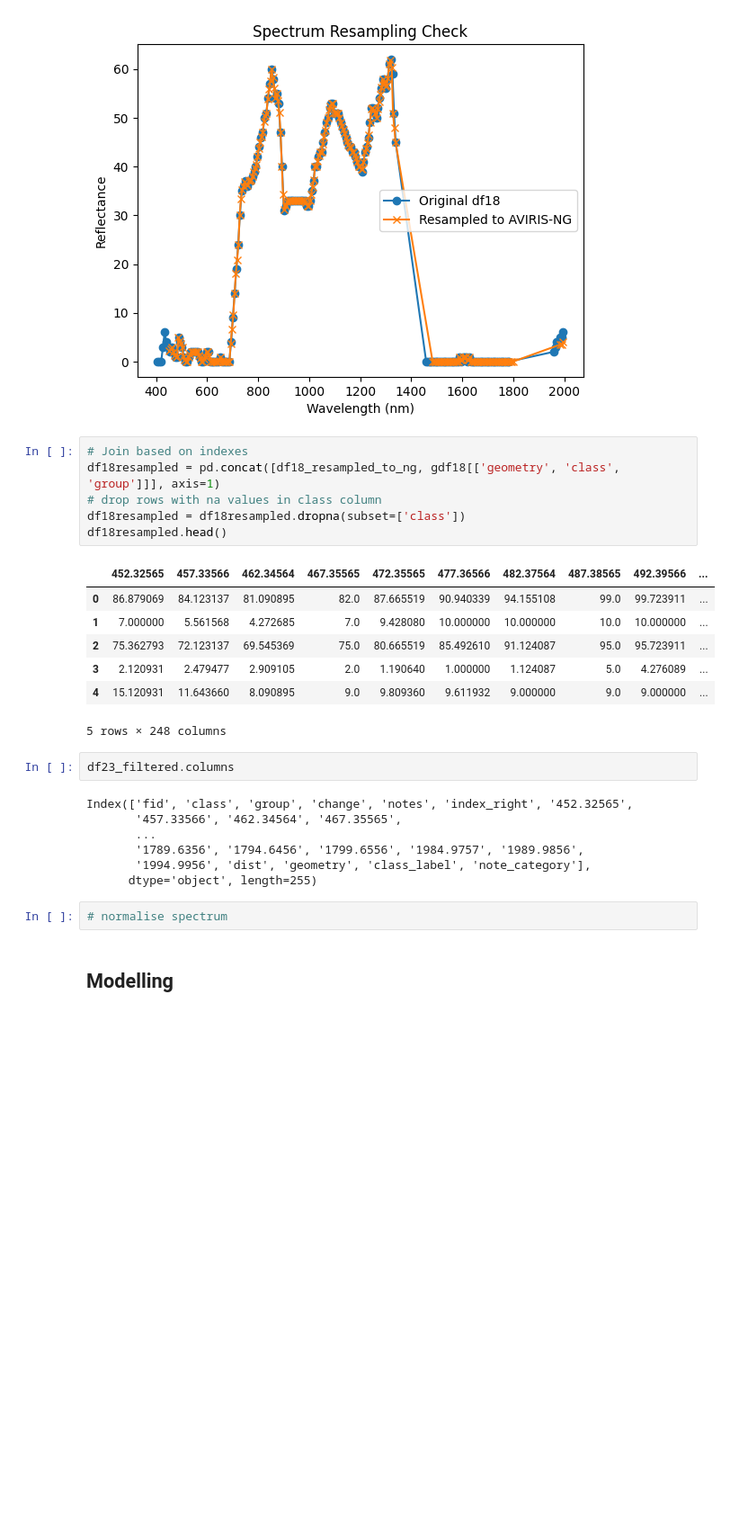
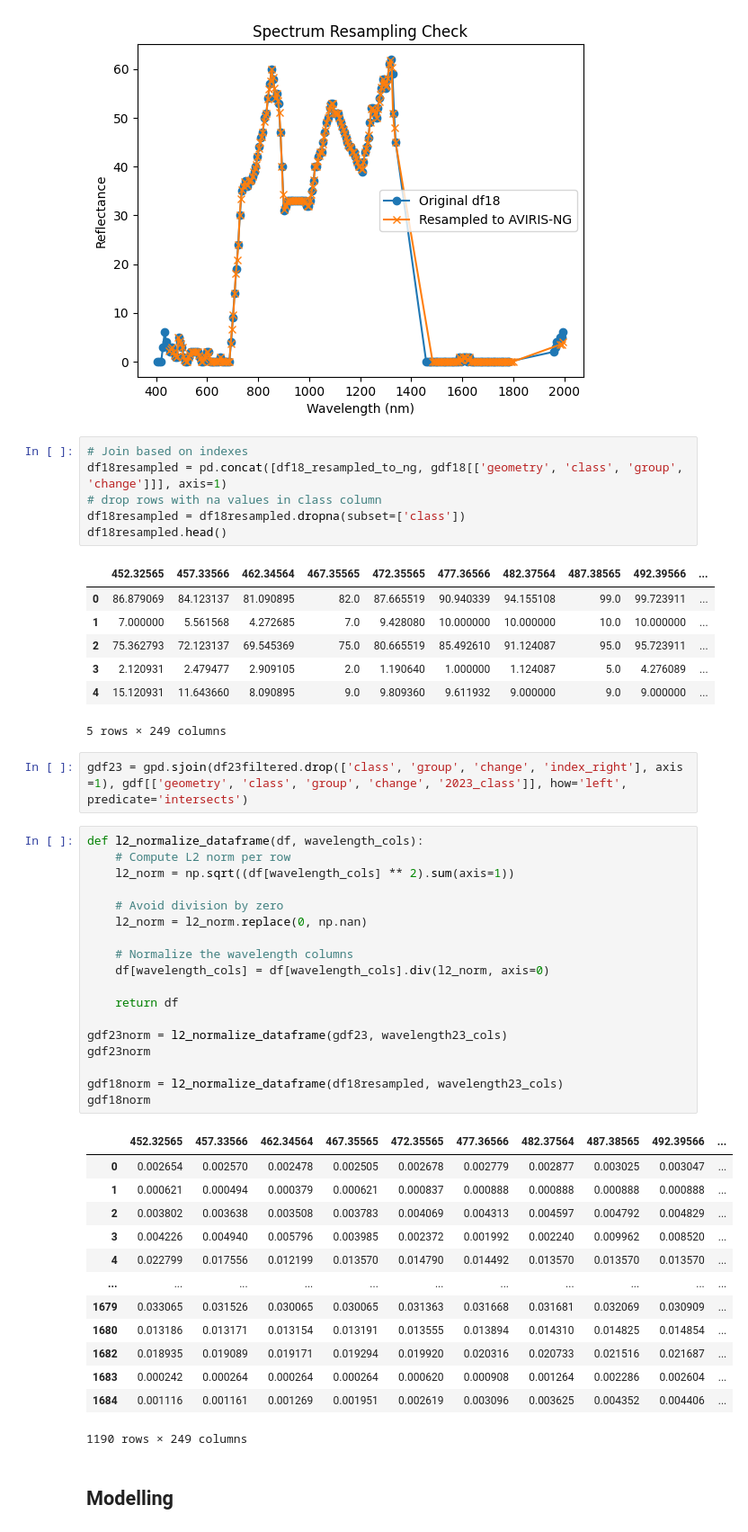
Before and after one commit to Geethen/hypinvalimap, a Jupyter notebook: code/NB1_baselineModels.ipynb, the cells around one changed output. Shown at 90% size. Saved outputs shown, nothing was run; the diff lists cells and outputs as text; blank space fills up the shorter version.

Commit message:
added all 7 experiments and labels shp

```diff
--- a/code/NB1_baselineModels.ipynb
+++ b/code/NB1_baselineModels.ipynb
@@ -385,7 +395,7 @@ plt.show()
 [figure]
 # %%
 # Join based on indexes
-df18resampled = pd.concat([df18_resampled_to_ng, gdf18[['geometry', 'class', 'group']]], axis=1)
+df18resampled = pd.concat([df18_resampled_to_ng, gdf18[['geometry', 'class', 'group', 'change']]], axis=1)
 # drop rows with na values in class column
 df18resampled = df18resampled.dropna(subset=['class'])
 df18resampled.head()
@@ -396,18 +406,41 @@ df18resampled.head()
 | 2 | 75.362793 | 72.123137 | 69.545369 | 75.0 | 80.665519 | 85.492610 | 91.124087 | 95.0 | 95.723911 | ... |
 | 3 | 2.120931 | 2.479477 | 2.909105 | 2.0 | 1.190640 | 1.000000 | 1.124087 | 5.0 | 4.276089 | ... |
 | 4 | 15.120931 | 11.643660 | 8.090895 | 9.0 | 9.809360 | 9.611932 | 9.000000 | 9.0 | 9.000000 | ... |
-5 rows × 248 columns
+5 rows × 249 columns
-# %%
-df23_filtered.columns
-# %% [output]
-Index(['fid', 'class', 'group', 'change', 'notes', 'index_right', '452.32565',
-       '457.33566', '462.34564', '467.35565',
-       ...
-       '1789.6356', '1794.6456', '1799.6556', '1984.9757', '1989.9856',
-       '1994.9956', 'dist', 'geometry', 'class_label', 'note_category'],
-      dtype='object', length=255)
-# %%
-# normalise spectrum
+# %%
+gdf23 = gpd.sjoin(df23filtered.drop(['class', 'group', 'change', 'index_right'], axis =1), gdf[['geometry', 'class', 'group', 'change', '2023_class']], how='left', predicate='intersects')
+# %%
+def l2_normalize_dataframe(df, wavelength_cols):
+    # Compute L2 norm per row
+    l2_norm = np.sqrt((df[wavelength_cols] ** 2).sum(axis=1))
+
+    # Avoid division by zero
+    l2_norm = l2_norm.replace(0, np.nan)
+
+    # Normalize the wavelength columns
+    df[wavelength_cols] = df[wavelength_cols].div(l2_norm, axis=0)
+
+    return df
+
+gdf23norm = l2_normalize_dataframe(gdf23, wavelength23_cols)
+gdf23norm
+
+gdf18norm = l2_normalize_dataframe(df18resampled, wavelength23_cols)
+gdf18norm
+# %% [output]
+|  | 452.32565 | 457.33566 | 462.34564 | 467.35565 | 472.35565 | 477.36566 | 482.37564 | 487.38565 | 492.39566 | ... |
+| 0 | 0.002654 | 0.002570 | 0.002478 | 0.002505 | 0.002678 | 0.002779 | 0.002877 | 0.003025 | 0.003047 | ... |
+| 1 | 0.000621 | 0.000494 | 0.000379 | 0.000621 | 0.000837 | 0.000888 | 0.000888 | 0.000888 | 0.000888 | ... |
+| 2 | 0.003802 | 0.003638 | 0.003508 | 0.003783 | 0.004069 | 0.004313 | 0.004597 | 0.004792 | 0.004829 | ... |
+| 3 | 0.004226 | 0.004940 | 0.005796 | 0.003985 | 0.002372 | 0.001992 | 0.002240 | 0.009962 | 0.008520 | ... |
+| 4 | 0.022799 | 0.017556 | 0.012199 | 0.013570 | 0.014790 | 0.014492 | 0.013570 | 0.013570 | 0.013570 | ... |
+| ... | ... | ... | ... | ... | ... | ... | ... | ... | ... | ... |
+| 1679 | 0.033065 | 0.031526 | 0.030065 | 0.030065 | 0.031363 | 0.031668 | 0.031681 | 0.032069 | 0.030909 | ... |
+| 1680 | 0.013186 | 0.013171 | 0.013154 | 0.013191 | 0.013555 | 0.013894 | 0.014310 | 0.014825 | 0.014854 | ... |
+| 1682 | 0.018935 | 0.019089 | 0.019171 | 0.019294 | 0.019920 | 0.020316 | 0.020733 | 0.021516 | 0.021687 | ... |
+| 1683 | 0.000242 | 0.000264 | 0.000264 | 0.000264 | 0.000620 | 0.000908 | 0.001264 | 0.002286 | 0.002604 | ... |
+| 1684 | 0.001116 | 0.001161 | 0.001269 | 0.001951 | 0.002619 | 0.003096 | 0.003625 | 0.004352 | 0.004406 | ... |
+1190 rows × 249 columns
 # %% [markdown]
 ## Modelling
 # %%
```
Also changed, not shown: parts of 129 cells of this notebook, 8 other files.
